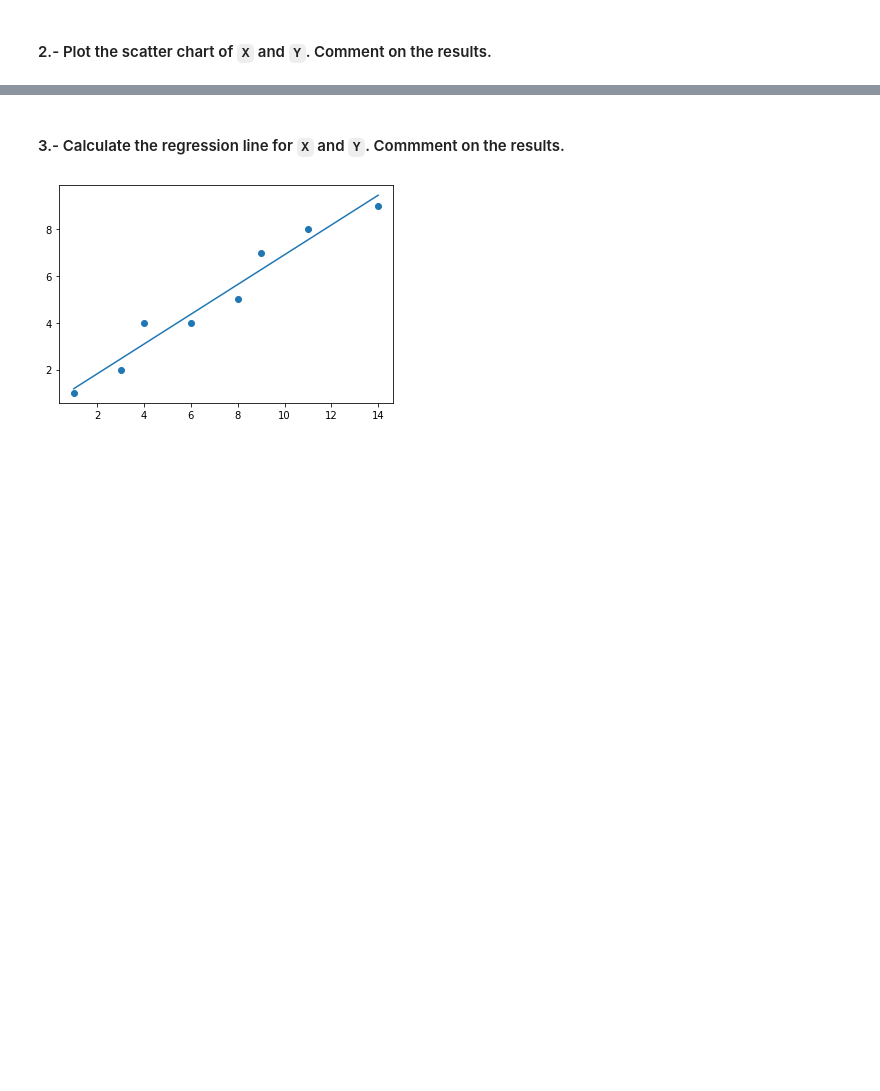
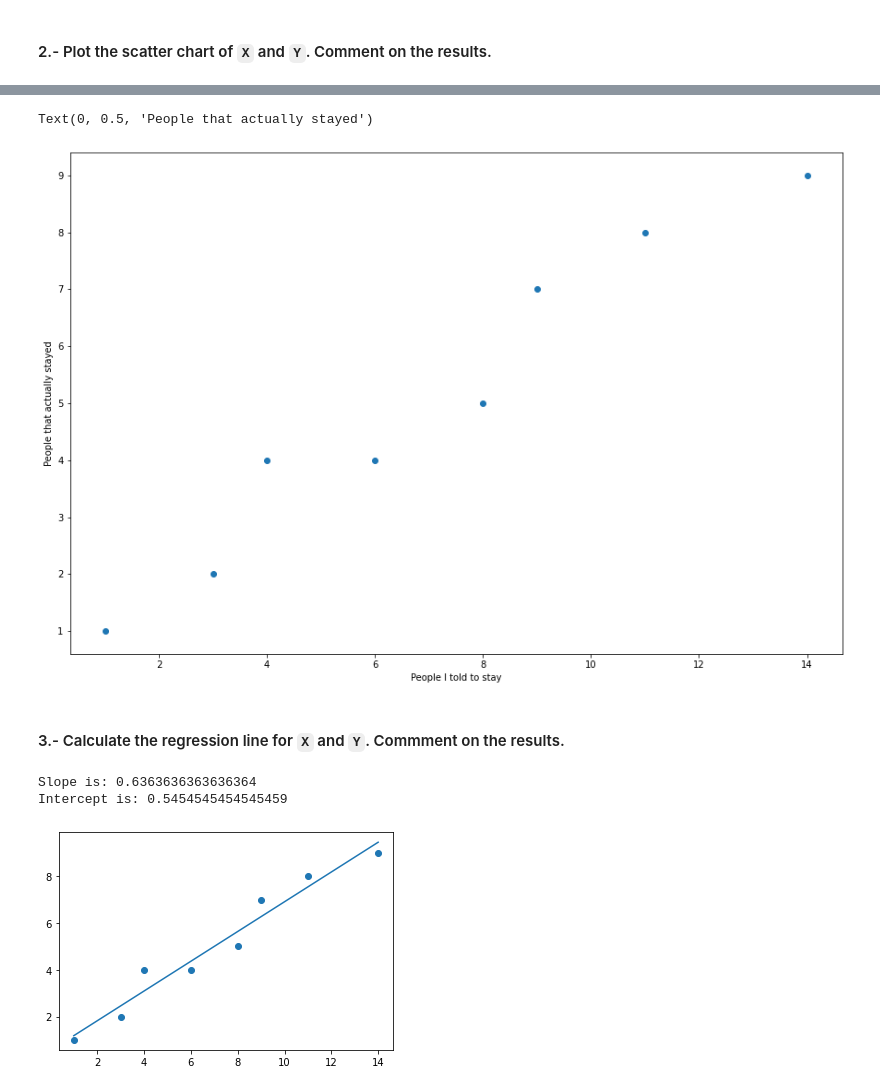
Before and after one commit to ta-data-remote/lab-linear-regression-correlation, a Jupyter notebook: your-code/main.ipynb, the cells around one changed output, grey strips where cells are left out. Drawn from its saved outputs; the diff is of its cells as text; code cells hidden in the pictures; blank space fills up the shorter version.

```diff
--- a/your-code/main.ipynb
+++ b/your-code/main.ipynb
@@ -103,0 +165,11 @@ Covariance: 12.0
+# %%
+# your code here
+
+fig, ax = plt.subplots(figsize = (15,10))
+
+plt.scatter(ironbeers_df['X'], ironbeers_df['Y'])
+plt.xlabel("People I told to stay")
+plt.ylabel("People that actually stayed")
+# %% [output]
+Text(0, 0.5, 'People that actually stayed')
+[figure, added]
@@ -108,3 +181,11 @@ Covariance: 12.0
+# %%
+# your code here
+slope, intercept = slope_intercept_from_two_var(ironbeers_df["X"], ironbeers_df["Y"])
+print("Slope is:", slope)
+print("Intercept is:", intercept)
+# %% [output]
+Slope is: 0.6363636363636364
+Intercept is: 0.5454545454545459
 # %%
 # %% [output]
 [figure]
```
Also changed, not shown: parts of 35 cells of this notebook.
